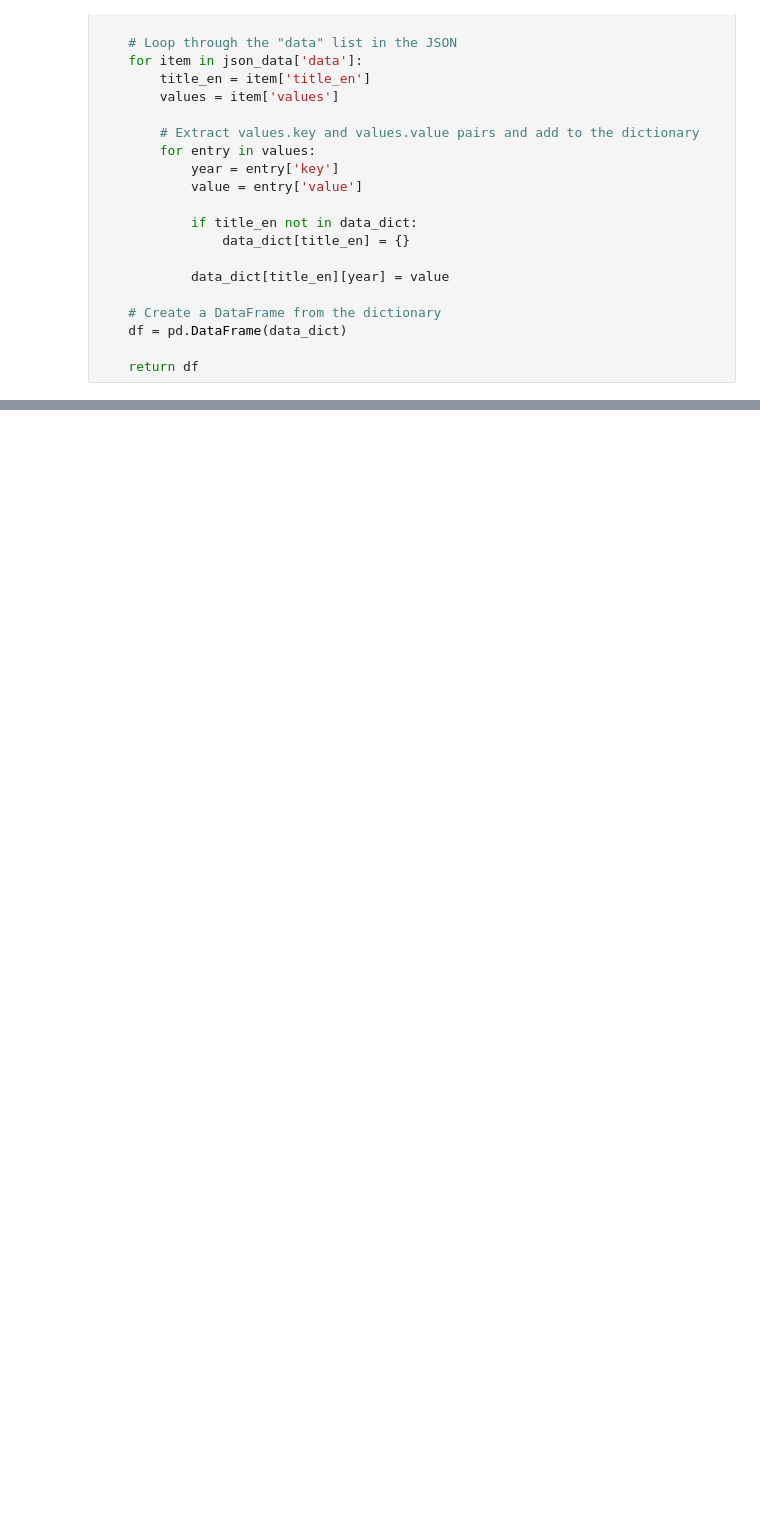
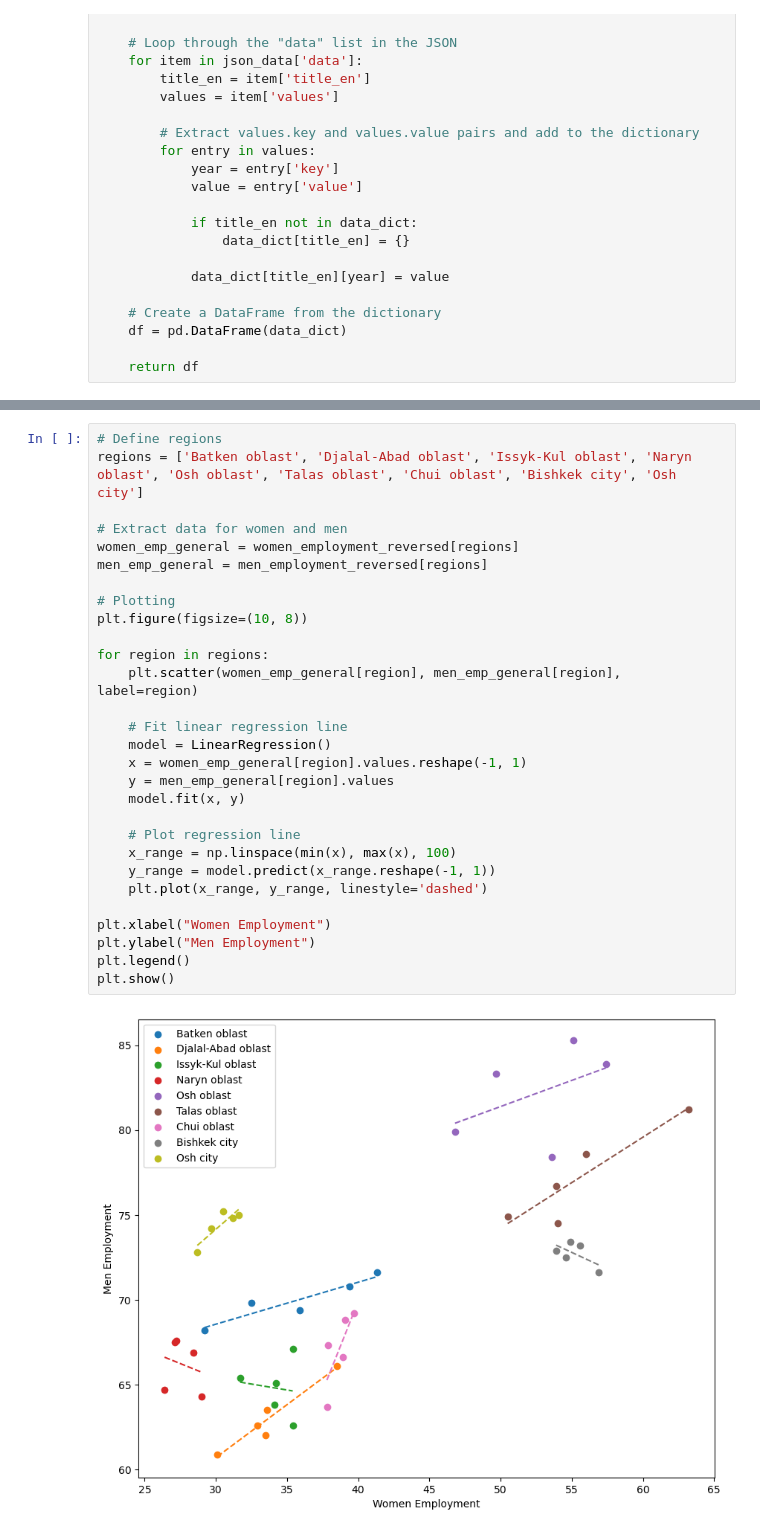
Before and after one commit to abdyraman/salaries_var_mvsw, a Jupyter notebook: json_ETL.ipynb, the cells around one changed output, grey strips where cells are left out. Drawn from its saved outputs; the diff is of its cells as text; blank space fills up the shorter version.

```diff
--- a/json_ETL.ipynb
+++ b/json_ETL.ipynb
@@ -53,0 +83,31 @@ men_employment
+# %%
+# Define regions
+regions = ['Batken oblast', 'Djalal-Abad oblast', 'Issyk-Kul oblast', 'Naryn oblast', 'Osh oblast', 'Talas oblast', 'Chui oblast', 'Bishkek city', 'Osh city']
+
+# Extract data for women and men
+women_emp_general = women_employment_reversed[regions]
+men_emp_general = men_employment_reversed[regions]
+
+# Plotting
+plt.figure(figsize=(10, 8))
+
+for region in regions:
+    plt.scatter(women_emp_general[region], men_emp_general[region], label=region)
+
+    # Fit linear regression line
+    model = LinearRegression()
+    x = women_emp_general[region].values.reshape(-1, 1)
+    y = men_emp_general[region].values
+    model.fit(x, y)
+
+    # Plot regression line
+    x_range = np.linspace(min(x), max(x), 100)
+    y_range = model.predict(x_range.reshape(-1, 1))
+    plt.plot(x_range, y_range, linestyle='dashed')
+
+plt.xlabel("Women Employment")
+plt.ylabel("Men Employment")
+plt.legend()
+plt.show()
+# %% [output]
+[figure, added]
```
Also changed, not shown: parts of 7 cells of this notebook, 4 other files.
